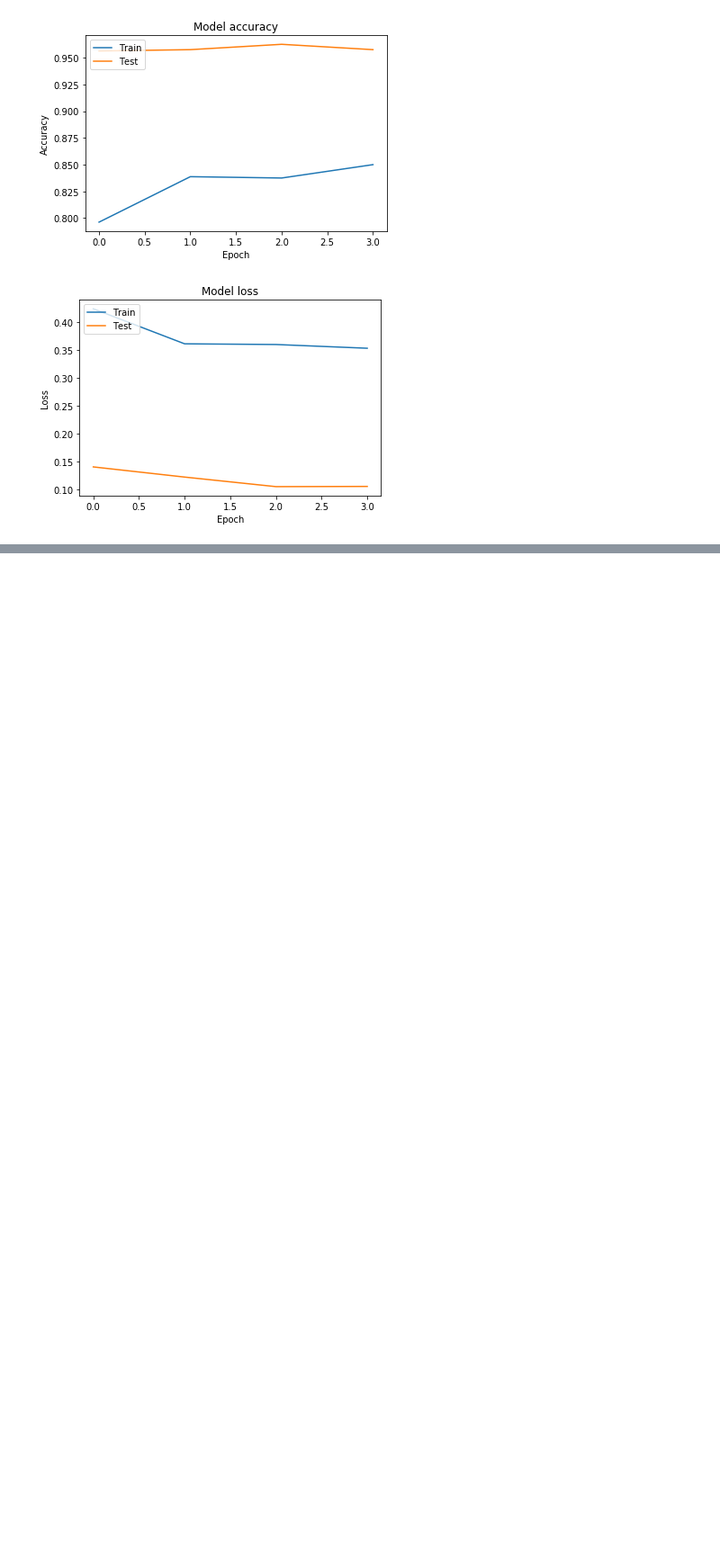
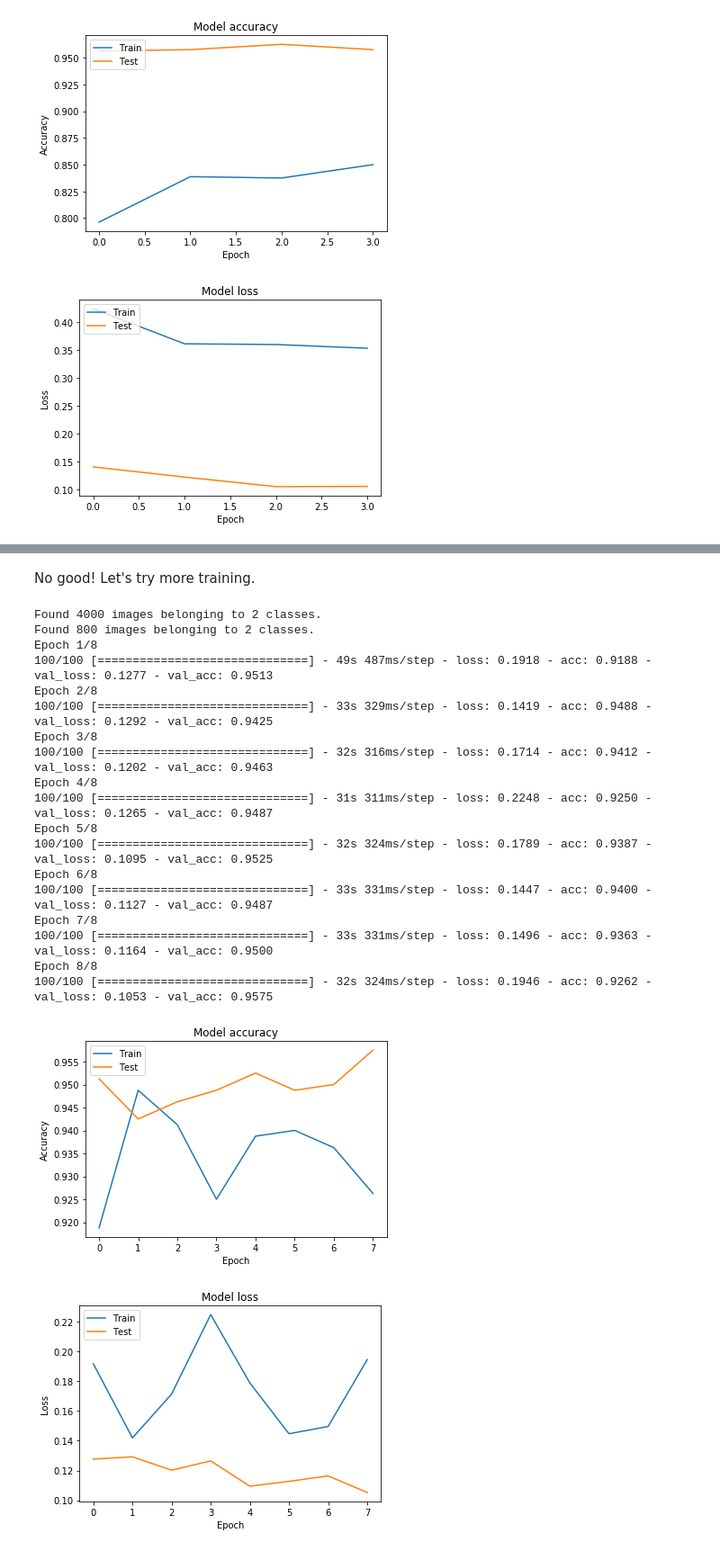
Before and after one commit to quasus/keras1, a Jupyter notebook: cats-and-dogs.ipynb, the cells around one changed output, grey strips where cells are left out. Shown at 90% size. Saved outputs shown, nothing was run; the diff lists cells and outputs as text; code cells hidden in the pictures; blank space fills up the shorter version.

```diff
--- a/cats-and-dogs.ipynb
+++ b/cats-and-dogs.ipynb
@@ -509,0 +651,30 @@ Epoch 4/4
+# %% [markdown]
+No good! Let's try more training.
+# %%
+train(model11, dg_train, os.path.join(DATA_ROOT, 'part1'),
+      params=base_params2(lr=0.00003),
+      layer_count=20,
+      epochs=8,
+      validation_generator=dg_val,
+      validation_directory=os.path.join(DATA_ROOT, 'part2'))
+# %% [output]
+Found 4000 images belonging to 2 classes.
+Found 800 images belonging to 2 classes.
+Epoch 1/8
+100/100 [==============================] - 49s 487ms/step - loss: 0.1918 - acc: 0.9188 - val_loss: 0.1277 - val_acc: 0.9513
+Epoch 2/8
+100/100 [==============================] - 33s 329ms/step - loss: 0.1419 - acc: 0.9488 - val_loss: 0.1292 - val_acc: 0.9425
+Epoch 3/8
+100/100 [==============================] - 32s 316ms/step - loss: 0.1714 - acc: 0.9412 - val_loss: 0.1202 - val_acc: 0.9463
+Epoch 4/8
+100/100 [==============================] - 31s 311ms/step - loss: 0.2248 - acc: 0.9250 - val_loss: 0.1265 - val_acc: 0.9487
+Epoch 5/8
+100/100 [==============================] - 32s 324ms/step - loss: 0.1789 - acc: 0.9387 - val_loss: 0.1095 - val_acc: 0.9525
+Epoch 6/8
+100/100 [==============================] - 33s 331ms/step - loss: 0.1447 - acc: 0.9400 - val_loss: 0.1127 - val_acc: 0.9487
+Epoch 7/8
+100/100 [==============================] - 33s 331ms/step - loss: 0.1496 - acc: 0.9363 - val_loss: 0.1164 - val_acc: 0.9500
+Epoch 8/8
+100/100 [==============================] - 32s 324ms/step - loss: 0.1946 - acc: 0.9262 - val_loss: 0.1053 - val_acc: 0.9575
+[figure, added]
+[figure, added]
```
Also changed, not shown: parts of 15 cells of this notebook, 1 other file.
